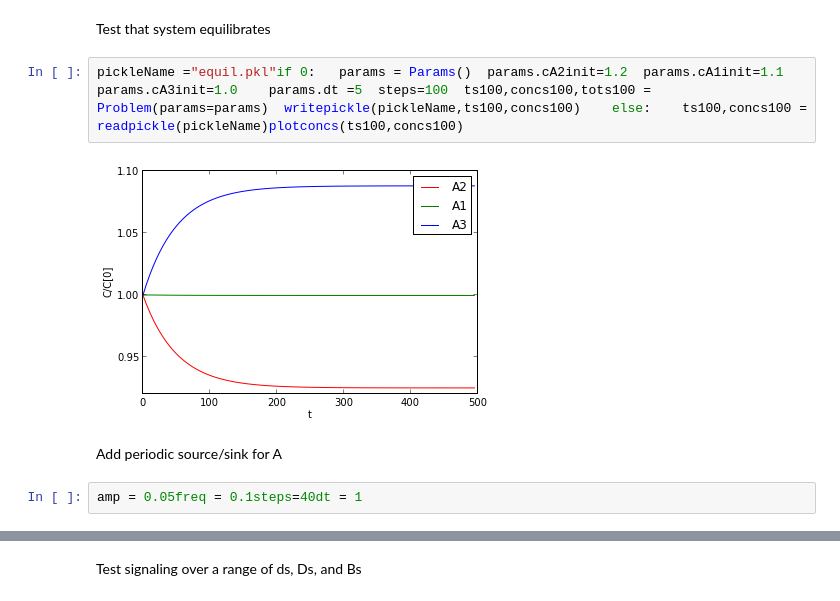
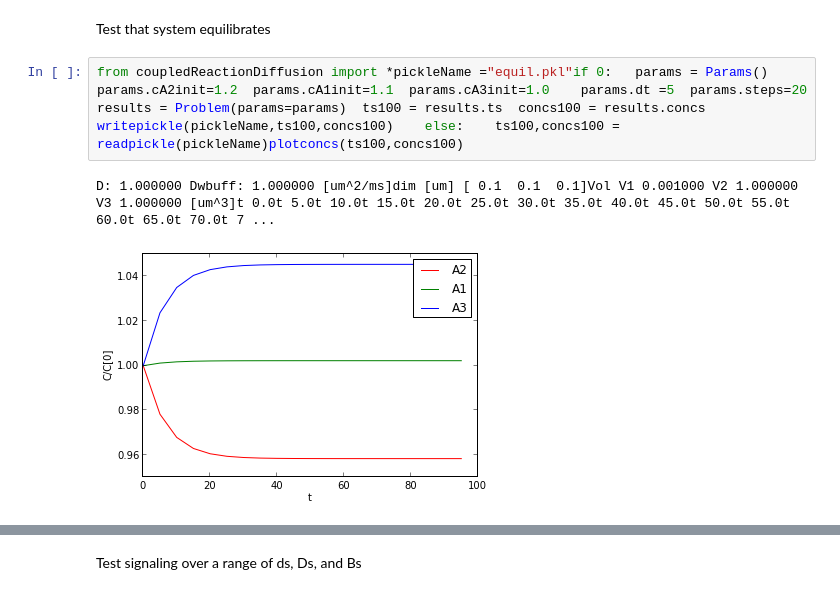
Before and after one commit to huskeypm/enzymekineticsacs, a Jupyter notebook: pdeode.ipynb, the cells around one changed output, grey strips where cells are left out. Drawn from its saved outputs; the diff is of its cells as text.

```diff
--- a/pdeode.ipynb
+++ b/pdeode.ipynb
@@ -32,10 +37,7 @@ NameError: name 'tots13' is not defined
 # %% [markdown]
 Test that system equilibrates
 # %%
-pickleName ="equil.pkl"if 0:   params = Params()  params.cA2init=1.2  params.cA1init=1.1  params.cA3init=1.0    params.dt =5  steps=100  ts100,concs100,tots100 = Problem(params=params)  writepickle(pickleName,ts100,concs100)    else:    ts100,concs100 = readpickle(pickleName)plotconcs(ts100,concs100)
+from coupledReactionDiffusion import *pickleName ="equil.pkl"if 0:   params = Params()  params.cA2init=1.2  params.cA1init=1.1  params.cA3init=1.0    params.dt =5  params.steps=20  results = Problem(params=params)  ts100 = results.ts  concs100 = results.concs    writepickle(pickleName,ts100,concs100)    else:    ts100,concs100 = readpickle(pickleName)plotconcs(ts100,concs100)
 # %% [output]
+D: 1.000000 Dwbuff: 1.000000 [um^2/ms]dim [um] [ 0.1  0.1  0.1]Vol V1 0.001000 V2 1.000000 V3 1.000000 [um^3]t 0.0t 5.0t 10.0t 15.0t 20.0t 25.0t 30.0t 35.0t 40.0t 45.0t 50.0t 55.0t 60.0t 65.0t 70.0t 7 ...
-[figure, old version]
+[figure, new version]
-# %% [markdown]
-Add periodic source/sink for A
-# %%
-amp = 0.05freq = 0.1steps=40dt = 1
```
Also changed, not shown: parts of 12 cells of this notebook, 1 other file.
